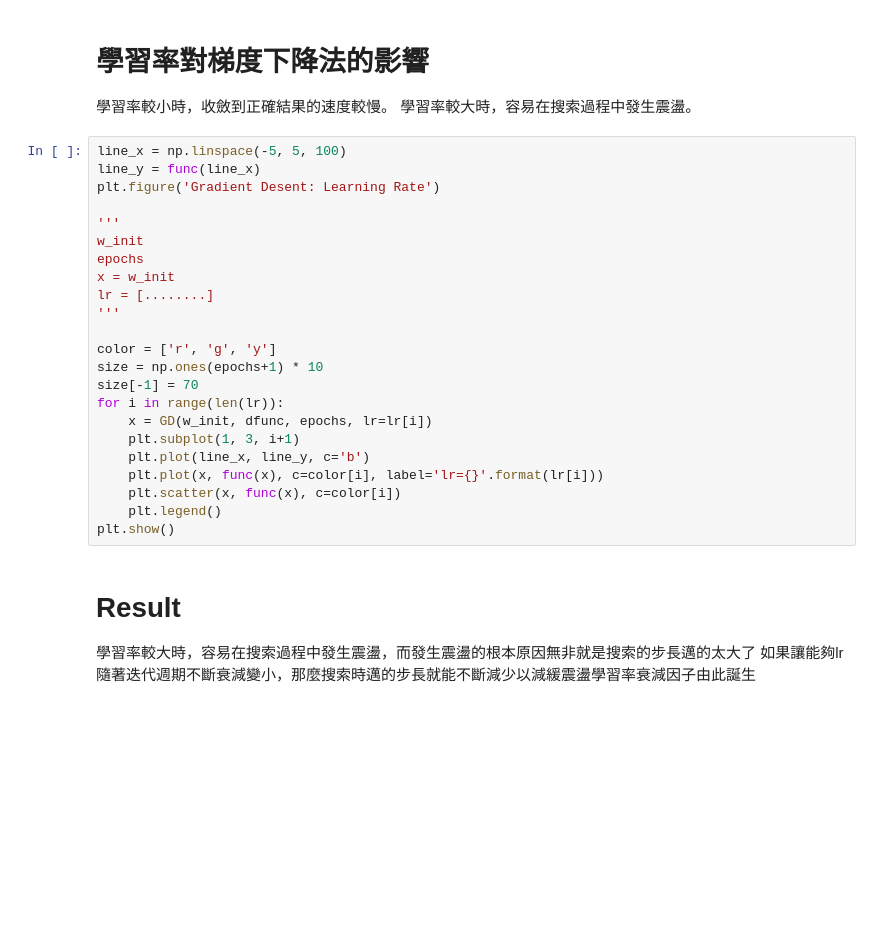
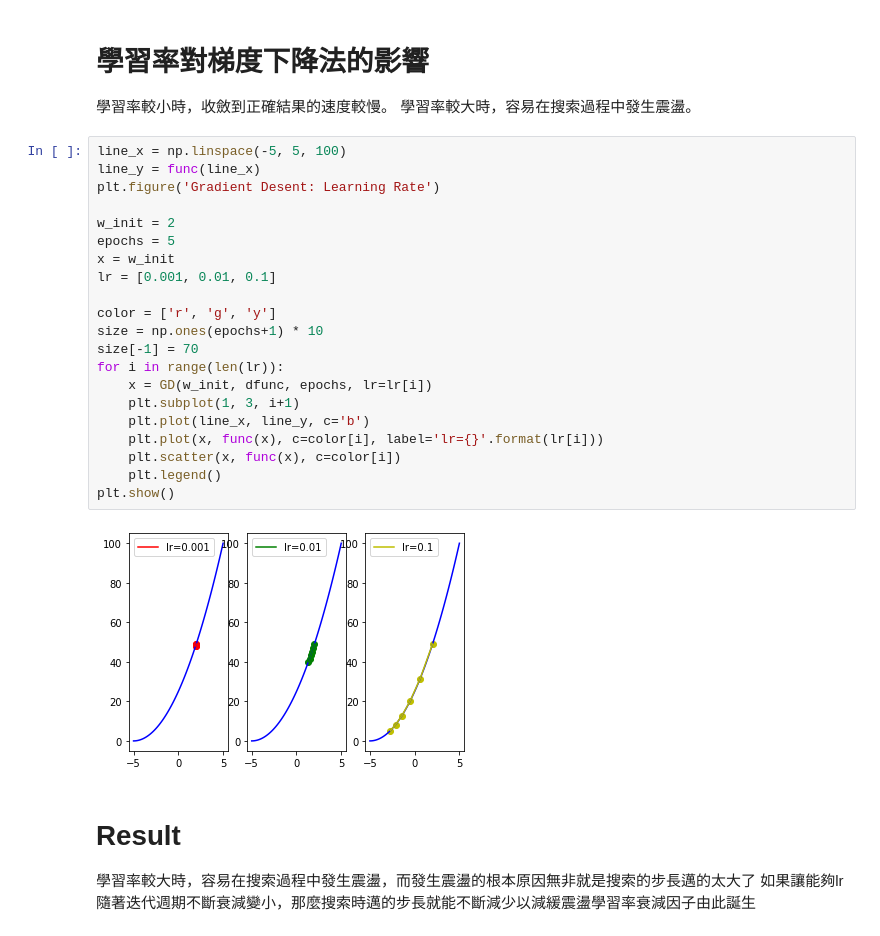
Before and after one commit to linghung/3rd-ML100Days, a Jupyter notebook: homework/Day_074_Gradient_Descent_HW.ipynb, the cells around one changed output. Saved outputs shown, nothing was run; the diff lists cells and outputs as text; blank space fills up the shorter version.

```diff
--- a/homework/Day_074_Gradient_Descent_HW.ipynb
+++ b/homework/Day_074_Gradient_Descent_HW.ipynb
@@ -67,26 +74,26 @@ plt.show()
 # %%
 line_x = np.linspace(-5, 5, 100)
 line_y = func(line_x)
 plt.figure('Gradient Desent: Learning Rate')
 
-'''
-w_init
-epochs
+w_init = 2
+epochs = 5
 x = w_init
-lr = [........]
-'''
+lr = [0.001, 0.01, 0.1]
 
 color = ['r', 'g', 'y']
 size = np.ones(epochs+1) * 10
 size[-1] = 70
 for i in range(len(lr)):
     x = GD(w_init, dfunc, epochs, lr=lr[i])
     plt.subplot(1, 3, i+1)
     plt.plot(line_x, line_y, c='b')
     plt.plot(x, func(x), c=color[i], label='lr={}'.format(lr[i]))
     plt.scatter(x, func(x), c=color[i])
     plt.legend()
 plt.show()
+# %% [output]
+[figure, added]
 # %% [markdown]
 # Result
 學習率較大時，容易在搜索過程中發生震盪，而發生震盪的根本原因無非就是搜索的步長邁的太大了
```
Also changed, not shown: parts of 3 cells of this notebook.
